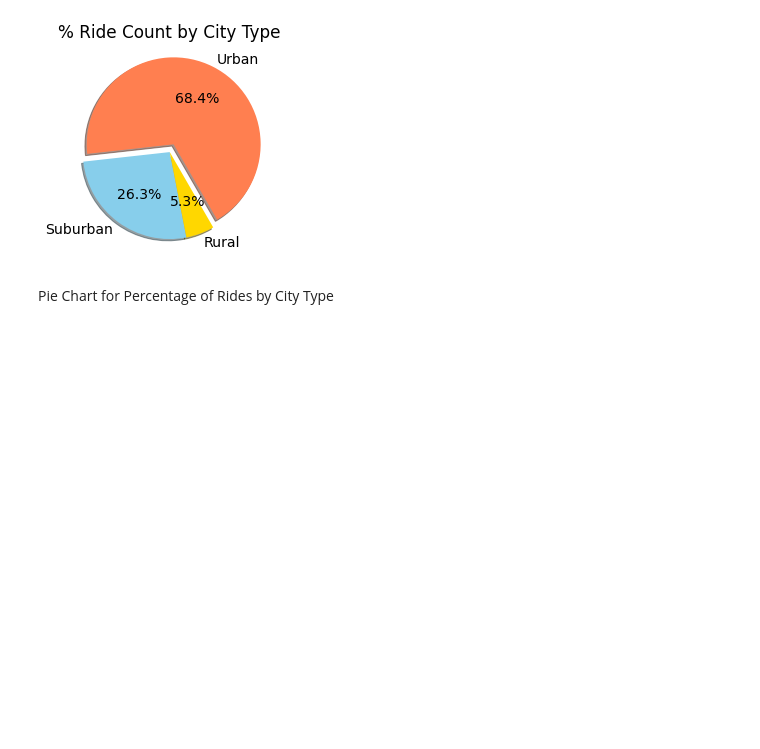
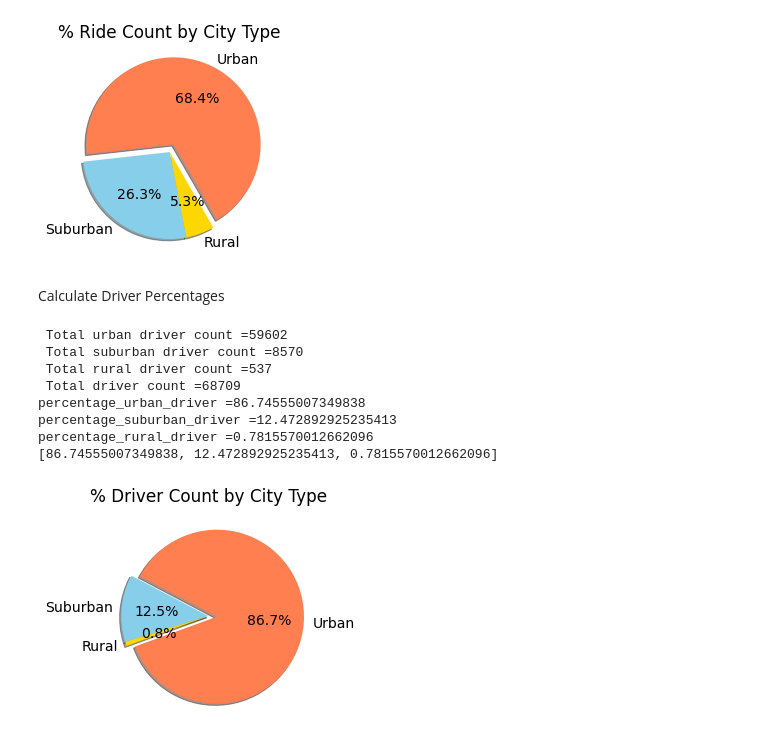
Before and after one commit to rajimuth/PyBer_Analysis, a Jupyter notebook: PyBer_Analysis.ipynb, the cells around one changed output. Cells and saved outputs as stored; diff of their text form; code cells hidden in the pictures; blank space fills up the shorter version.

Commit message:
added % total drivers by city type

```diff
--- a/PyBer_Analysis.ipynb
+++ b/PyBer_Analysis.ipynb
@@ -884,4 +884,48 @@ plt.show()
 # %% [output]
 [figure]
 # %% [markdown]
-Pie Chart for Percentage of Rides by City Type
+Calculate Driver Percentages
+# %%
+# Get the total Driver count for each city type.
+
+
+urban_driver_count= urban_cities_df["driver_count"]. sum()
+print(f' Total urban driver count ={urban_driver_count}')
+
+
+suburban_driver_count= suburban_cities_df["driver_count"]. sum()
+print(f' Total suburban driver count ={suburban_driver_count}')
+
+rural_driver_count= rural_cities_df["driver_count"]. sum()
+print(f' Total rural driver count ={rural_driver_count}')
+
+
+# Get the total driver count for all the city types.
+total_driver = pyber_data_df["driver_count"].sum()
+print(f' Total driver count ={total_driver}')
+
+# Calculate the percentage of driver count for each city type.
+percentage_urban_driver = urban_driver_count / total_driver *100
+percentage_suburban_driver = suburban_driver_count /total_driver *100
+percentage_rural_driver = rural_driver_count /total_driver *100
+
+print(f'percentage_urban_driver ={percentage_urban_driver}')
+print(f'percentage_suburban_driver ={percentage_suburban_driver}')
+print(f'percentage_rural_driver ={percentage_rural_driver}')
+
+# Create Pie Chart
+driver_percents = [percentage_urban_driver, percentage_suburban_driver, percentage_rural_driver]
+print (percentage_ride)
+plt.pie(driver_percents, labels=["Urban", "Suburban", "Rural"], colors =["coral", "skyblue","gold"],explode=[0.1,0,0], shadow= True,autopct='%1.1f%%', startangle= 200)
+plt.title("% Driver Count by City Type")
+plt.show()
+# %% [output]
+ Total urban driver count =59602
+ Total suburban driver count =8570
+ Total rural driver count =537
+ Total driver count =68709
+percentage_urban_driver =86.74555007349838
+percentage_suburban_driver =12.472892925235413
+percentage_rural_driver =0.7815570012662096
+[86.74555007349838, 12.472892925235413, 0.7815570012662096]
+[figure, added]
```
Also changed, not shown: parts of 9 cells of this notebook, 1 other file.
